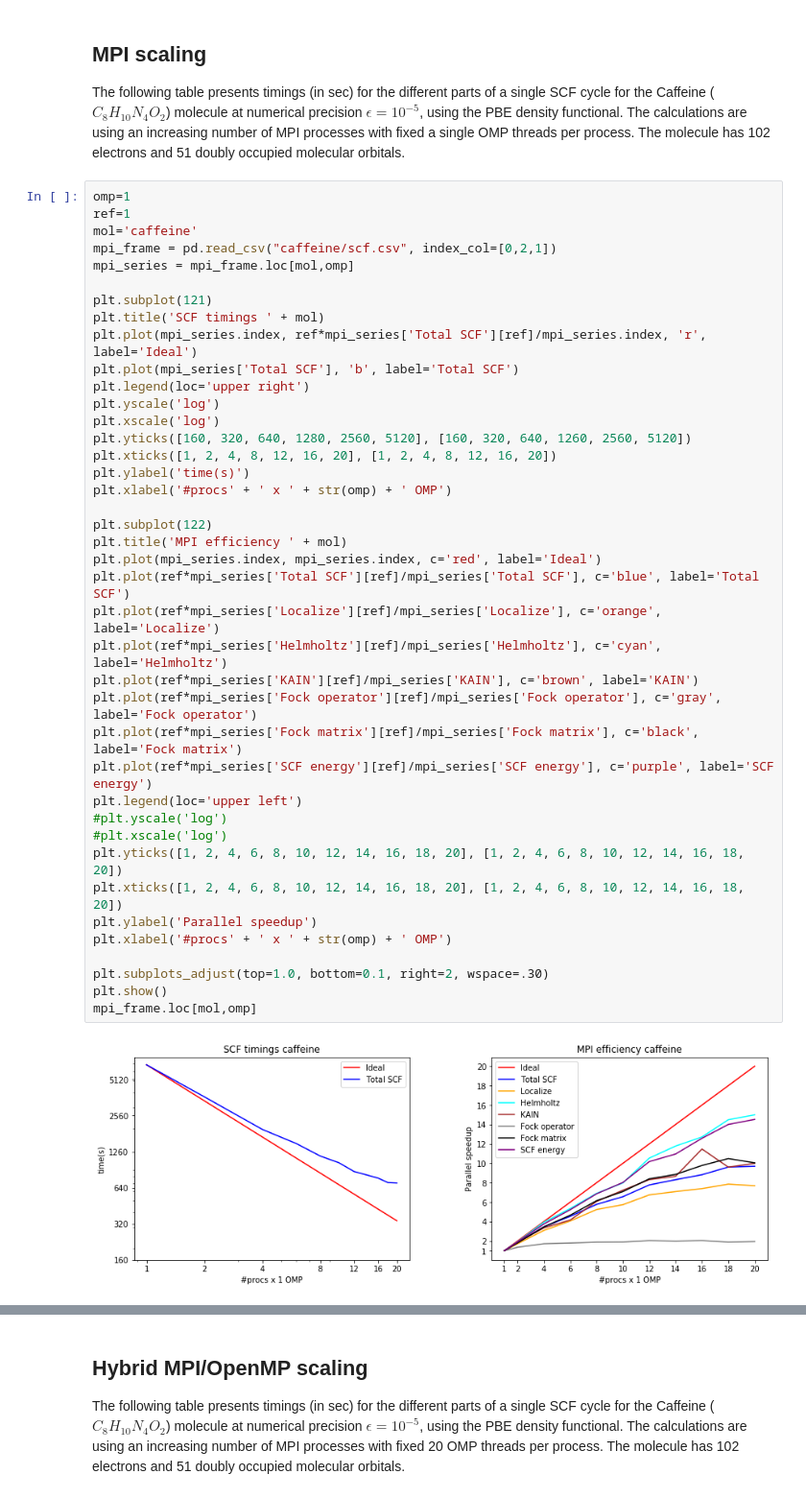
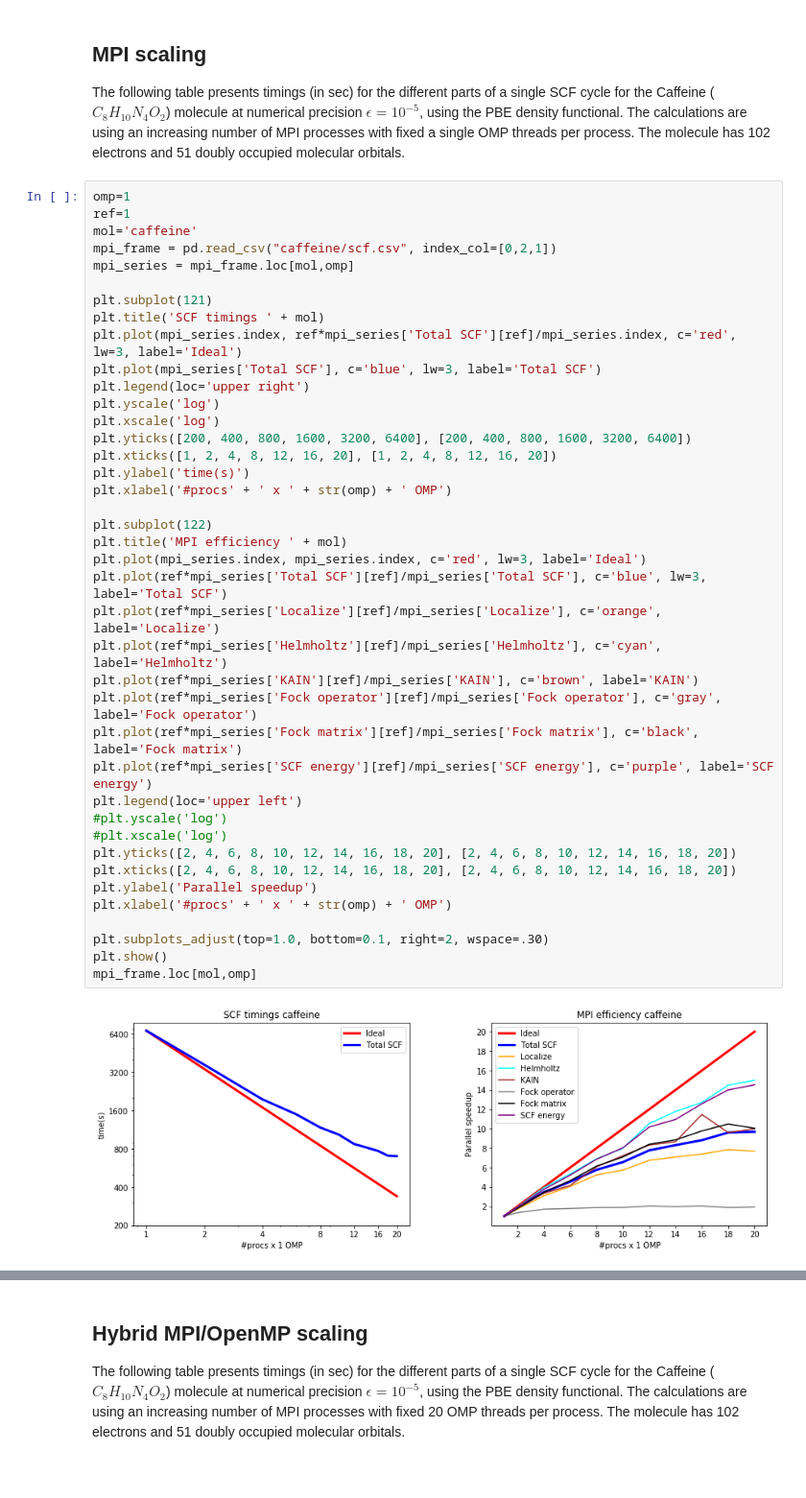
Before and after one commit to MRChemSoft/mrchem-benchmark, a Jupyter notebook: caffeine.ipynb, the cells around one changed output, grey strips where cells are left out. Shown at 96% size. Cells and saved outputs as stored; diff of their text form.

```diff
--- a/caffeine.ipynb
+++ b/caffeine.ipynb
@@ -120,41 +120,41 @@ mol='caffeine'
 mpi_frame = pd.read_csv("caffeine/scf.csv", index_col=[0,2,1])
 mpi_series = mpi_frame.loc[mol,omp]
 
 plt.subplot(121)
 plt.title('SCF timings ' + mol)
-plt.plot(mpi_series.index, ref*mpi_series['Total SCF'][ref]/mpi_series.index, 'r', label='Ideal')
-plt.plot(mpi_series['Total SCF'], 'b', label='Total SCF')
+plt.plot(mpi_series.index, ref*mpi_series['Total SCF'][ref]/mpi_series.index, c='red', lw=3, label='Ideal')
+plt.plot(mpi_series['Total SCF'], c='blue', lw=3, label='Total SCF')
 plt.legend(loc='upper right')
 plt.yscale('log')
 plt.xscale('log')
-plt.yticks([160, 320, 640, 1280, 2560, 5120], [160, 320, 640, 1260, 2560, 5120])
+plt.yticks([200, 400, 800, 1600, 3200, 6400], [200, 400, 800, 1600, 3200, 6400])
 plt.xticks([1, 2, 4, 8, 12, 16, 20], [1, 2, 4, 8, 12, 16, 20])
 plt.ylabel('time(s)')
 plt.xlabel('#procs' + ' x ' + str(omp) + ' OMP')
 
 plt.subplot(122)
 plt.title('MPI efficiency ' + mol)
-plt.plot(mpi_series.index, mpi_series.index, c='red', label='Ideal')
-plt.plot(ref*mpi_series['Total SCF'][ref]/mpi_series['Total SCF'], c='blue', label='Total SCF')
+plt.plot(mpi_series.index, mpi_series.index, c='red', lw=3, label='Ideal')
+plt.plot(ref*mpi_series['Total SCF'][ref]/mpi_series['Total SCF'], c='blue', lw=3, label='Total SCF')
 plt.plot(ref*mpi_series['Localize'][ref]/mpi_series['Localize'], c='orange', label='Localize')
 plt.plot(ref*mpi_series['Helmholtz'][ref]/mpi_series['Helmholtz'], c='cyan', label='Helmholtz')
 plt.plot(ref*mpi_series['KAIN'][ref]/mpi_series['KAIN'], c='brown', label='KAIN')
 plt.plot(ref*mpi_series['Fock operator'][ref]/mpi_series['Fock operator'], c='gray', label='Fock operator')
 plt.plot(ref*mpi_series['Fock matrix'][ref]/mpi_series['Fock matrix'], c='black', label='Fock matrix')
 plt.plot(ref*mpi_series['SCF energy'][ref]/mpi_series['SCF energy'], c='purple', label='SCF energy')
 plt.legend(loc='upper left')
 #plt.yscale('log')
 #plt.xscale('log')
-plt.yticks([1, 2, 4, 6, 8, 10, 12, 14, 16, 18, 20], [1, 2, 4, 6, 8, 10, 12, 14, 16, 18, 20])
-plt.xticks([1, 2, 4, 6, 8, 10, 12, 14, 16, 18, 20], [1, 2, 4, 6, 8, 10, 12, 14, 16, 18, 20])
+plt.yticks([2, 4, 6, 8, 10, 12, 14, 16, 18, 20], [2, 4, 6, 8, 10, 12, 14, 16, 18, 20])
+plt.xticks([2, 4, 6, 8, 10, 12, 14, 16, 18, 20], [2, 4, 6, 8, 10, 12, 14, 16, 18, 20])
 plt.ylabel('Parallel speedup')
 plt.xlabel('#procs' + ' x ' + str(omp) + ' OMP')
 
 plt.subplots_adjust(top=1.0, bottom=0.1, right=2, wspace=.30)
 plt.show()
 mpi_frame.loc[mol,omp]
 # %% [output]
-[figure, old version]
+[figure, new version]
 |  | Localize | SCF energy | Helmholtz | Lowdin | KAIN | Fock operator | Fock matrix | Total SCF |
 | MPI |  |  |  |  |  |  |  |  |
 | 1 | 415.4980 | 423.2680 | 4953.430 | 70.9645 | 43.59800 | 309.064 | 525.3980 | 6786.840 |
```
Also changed, not shown: parts of 2 cells of this notebook.
